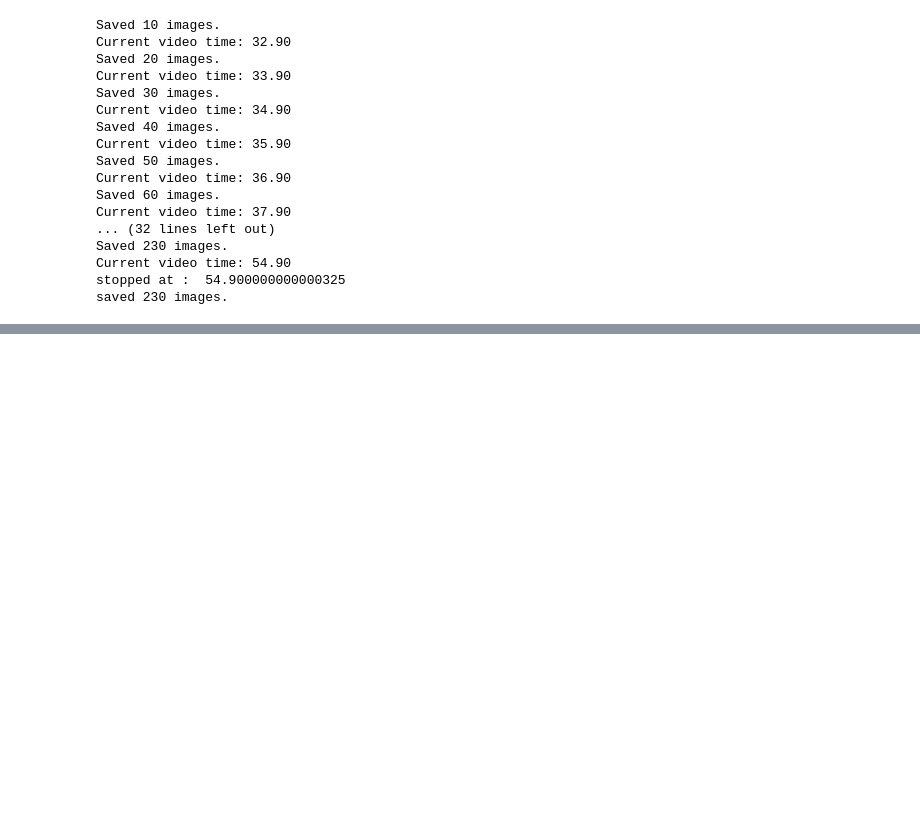
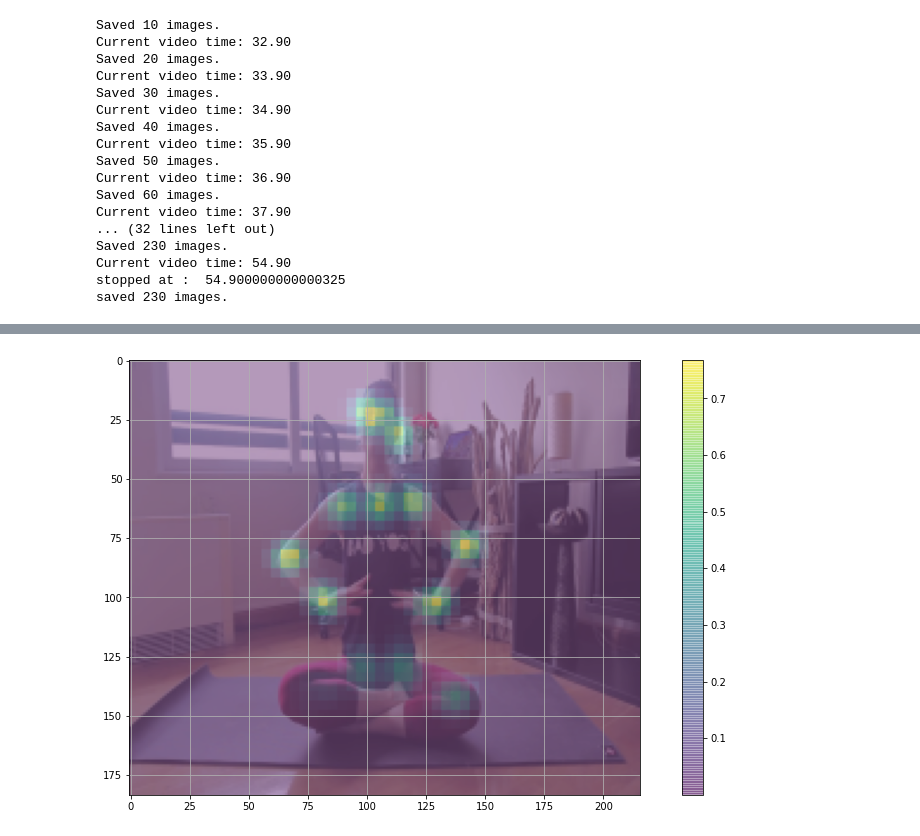
Before and after one commit to Shubhranshu-Malhotra/Yoga-Pose-Comparison, a Jupyter notebook: Yoga_Supervisor_pilot_project.ipynb, the cells around one changed output, grey strips where cells are left out. Drawn from its saved outputs; the diff is of its cells as text; code cells hidden in the pictures; blank space fills up the shorter version.

```diff
--- a/Yoga_Supervisor_pilot_project.ipynb
+++ b/Yoga_Supervisor_pilot_project.ipynb
@@ -70,0 +313,11 @@ saved 230 images.
+# %%
+
+plt.figure(figsize=(15,8))
+bgimg = cv2.cvtColor(image_common.astype(np.uint8), cv2.COLOR_BGR2RGB)
+bgimg = cv2.resize(bgimg, (e.heatMat.shape[1], e.heatMat.shape[0]), interpolation=cv2.INTER_AREA)
+plt.imshow(bgimg, alpha=0.7)
+plt.imshow(max_prob, alpha=0.4)
+plt.colorbar()
+plt.grid();
+# %% [output]
+[figure, added]
```
Also changed, not shown: parts of 49 cells of this notebook.
